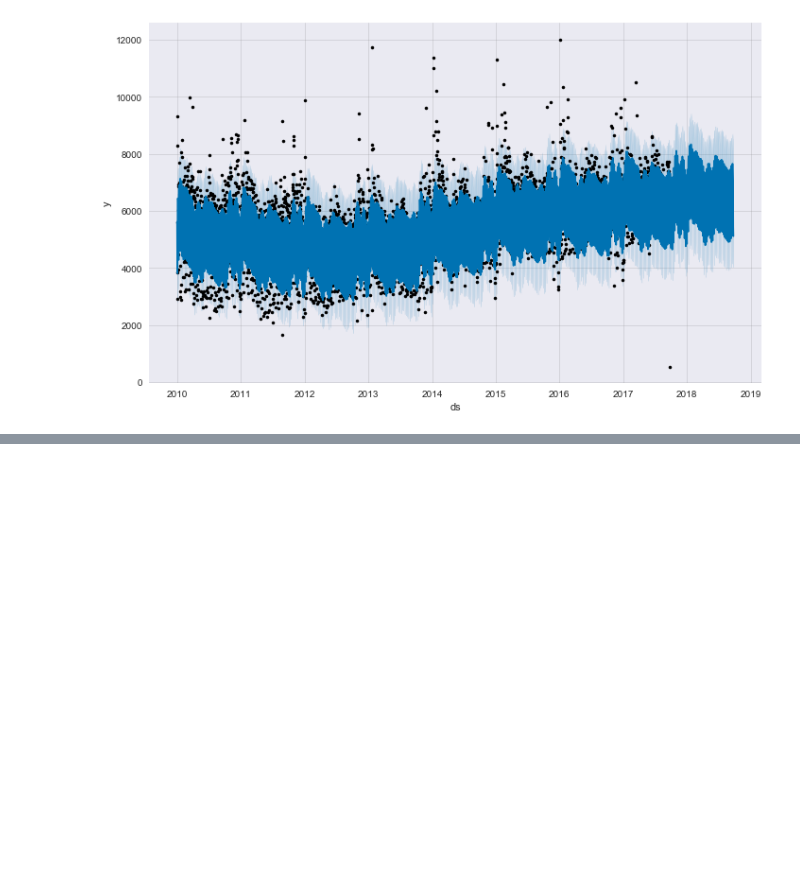
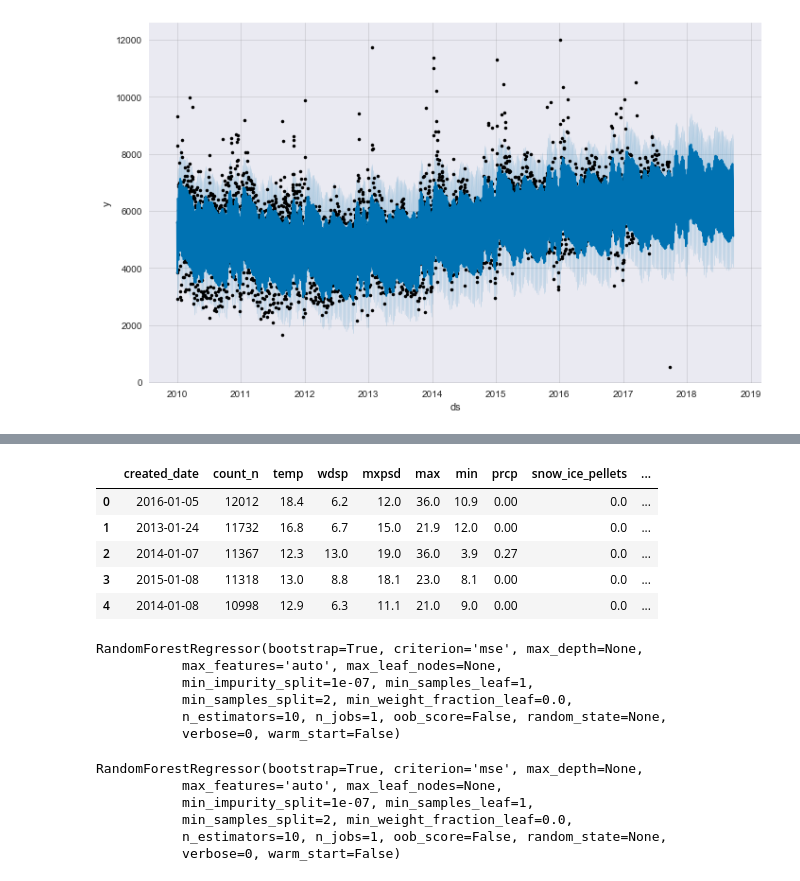
Before and after one commit to stephgline/open_data_challenge, a Jupyter notebook: weather_data_challenge.ipynb, the cells around one changed output, grey strips where cells are left out. Drawn from its saved outputs; the diff is of its cells as text; code cells hidden in the pictures; blank space fills up the shorter version.

```diff
--- a/weather_data_challenge.ipynb
+++ b/weather_data_challenge.ipynb
@@ -525,0 +571,7 @@ joined_df[['ds','yhat', 'y']].head()
+# %%
+weather_counts2.dropna(inplace = True)
+# %%
+#generating a few more features
+weather_counts2['dayofweek'] = weather_counts2['created_date'].dt.dayofweek
+weather_counts2['month'] = weather_counts2['created_date'].dt.month
+weather_counts2['year'] = weather_counts2['created_date'].dt.year
@@ -525,0 +584,3 @@ joined_df[['ds','yhat', 'y']].head()
+# %%
+cal = calendar()
+holidays = cal.holidays(start=min(weather_counts2['created_date']), end=max(weather_counts2['created_date']))
@@ -525,0 +603,8 @@ joined_df[['ds','yhat', 'y']].head()
+# %%
+def get_holidate(x):
+    if x in holidays:
+        return 1
+    else:
+        return 0
+
+weather_counts2['holiday'] = [get_holidate(x) for x in weather_counts2['created_date']]
@@ -525,0 +615,9 @@ joined_df[['ds','yhat', 'y']].head()
+# %%
+weather_counts2.head()
+# %% [output]
+|  | created_date | count_n | temp | wdsp | mxpsd | max | min | prcp | snow_ice_pellets | ... |
+| 0 | 2016-01-05 | 12012 | 18.4 | 6.2 | 12.0 | 36.0 | 10.9 | 0.00 | 0.0 | ... |
+| 1 | 2013-01-24 | 11732 | 16.8 | 6.7 | 15.0 | 21.9 | 12.0 | 0.00 | 0.0 | ... |
+| 2 | 2014-01-07 | 11367 | 12.3 | 13.0 | 19.0 | 36.0 | 3.9 | 0.27 | 0.0 | ... |
+| 3 | 2015-01-08 | 11318 | 13.0 | 8.8 | 18.1 | 23.0 | 8.1 | 0.00 | 0.0 | ... |
+| 4 | 2014-01-08 | 10998 | 12.9 | 6.3 | 11.1 | 21.0 | 9.0 | 0.00 | 0.0 | ... |
@@ -525,0 +635,18 @@ joined_df[['ds','yhat', 'y']].head()
+# %%
+regr
+# %% [output]
+RandomForestRegressor(bootstrap=True, criterion='mse', max_depth=None,
+           max_features='auto', max_leaf_nodes=None,
+           min_impurity_split=1e-07, min_samples_leaf=1,
+           min_samples_split=2, min_weight_fraction_leaf=0.0,
+           n_estimators=10, n_jobs=1, oob_score=False, random_state=None,
+           verbose=0, warm_start=False)
+# %%
+regr.fit(X_train, y_train)
+# %% [output]
+RandomForestRegressor(bootstrap=True, criterion='mse', max_depth=None,
+           max_features='auto', max_leaf_nodes=None,
+           min_impurity_split=1e-07, min_samples_leaf=1,
+           min_samples_split=2, min_weight_fraction_leaf=0.0,
+           n_estimators=10, n_jobs=1, oob_score=False, random_state=None,
+           verbose=0, warm_start=False)
```
Also changed, not shown: parts of 24 cells of this notebook.
